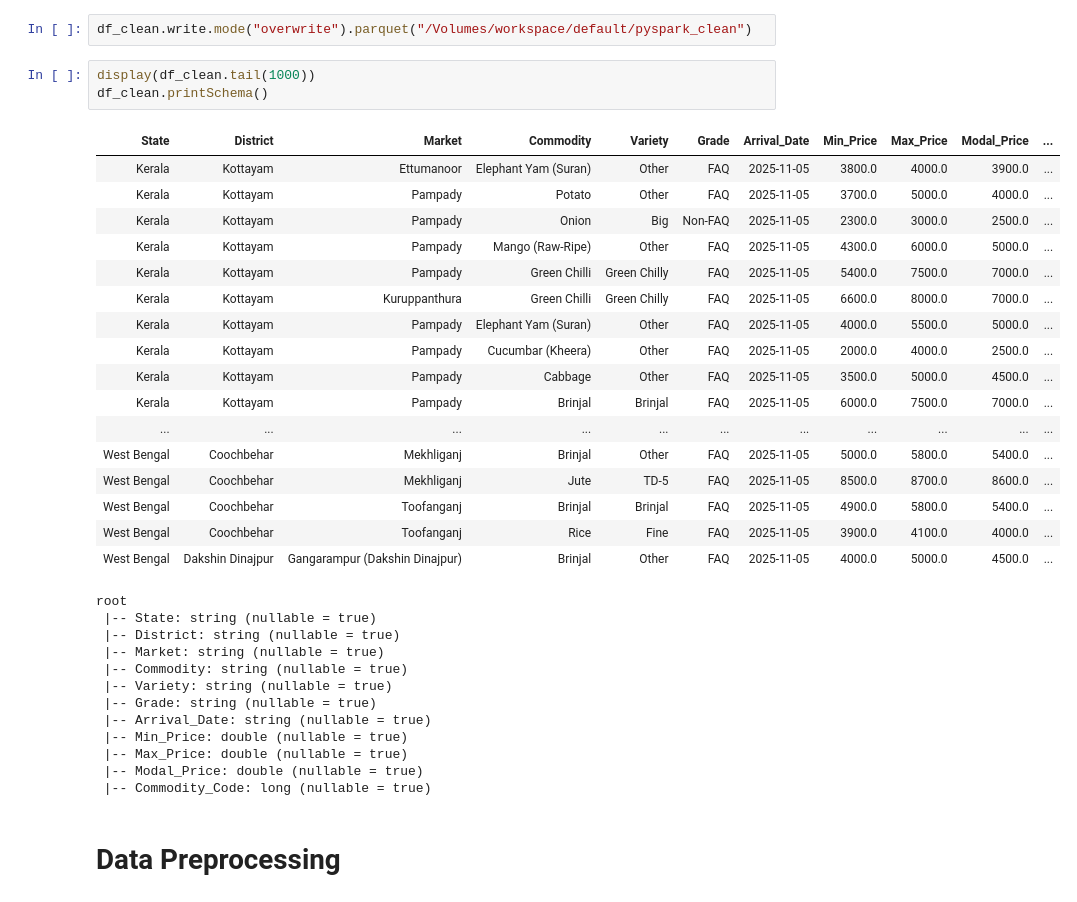
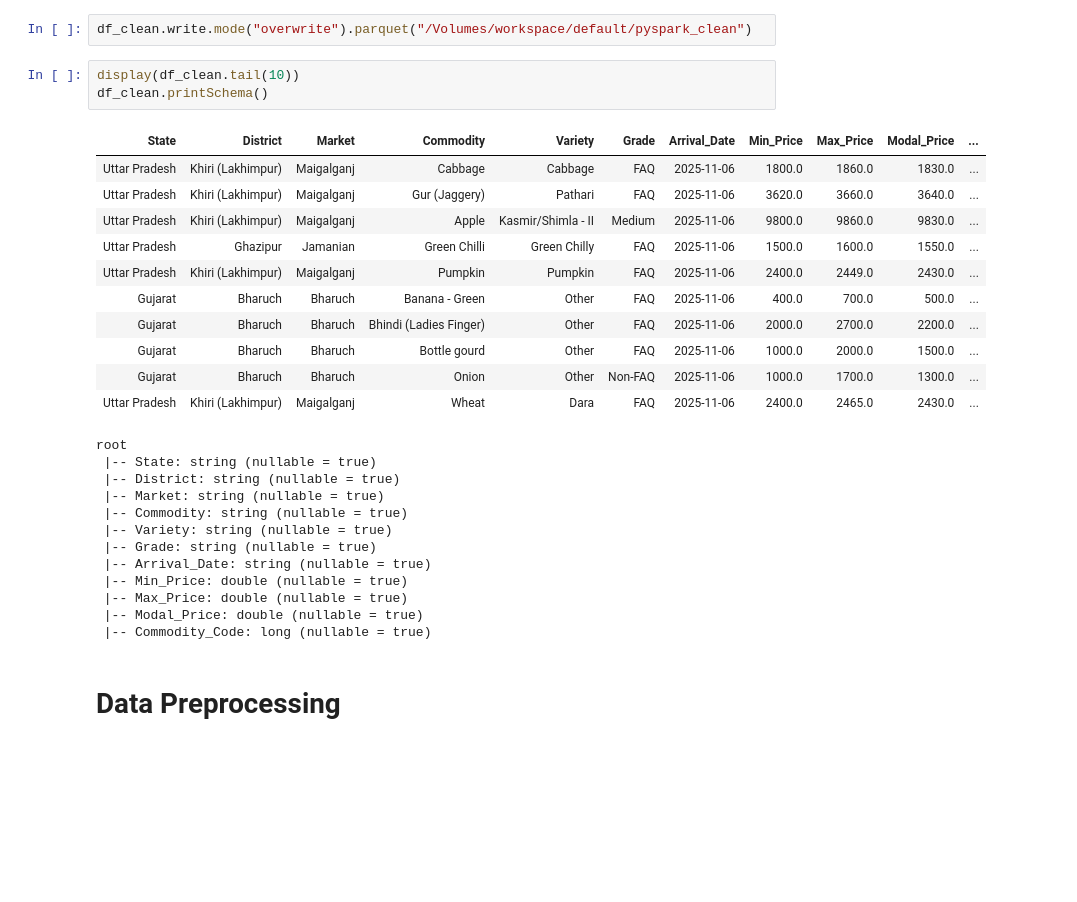
Before and after one commit to Kedar-V/Pyspark, a Jupyter notebook: Pyspark Assignment.ipynb, the cells around one changed output. Drawn from its saved outputs; the diff is of its cells as text; blank space fills up the shorter version.

```diff
--- a/Pyspark Assignment.ipynb
+++ b/Pyspark Assignment.ipynb
@@ -119,26 +108,20 @@ CREATE VOLUME workspace.default.pyspark_clean;
 # %%
 df_clean.write.mode("overwrite").parquet("/Volumes/workspace/default/pyspark_clean")
 # %%
-display(df_clean.tail(1000))
+display(df_clean.tail(10))
 df_clean.printSchema()
 # %% [output]
 | State | District | Market | Commodity | Variety | Grade | Arrival_Date | Min_Price | Max_Price | Modal_Price | ... |
-| Kerala | Kottayam | Ettumanoor | Elephant Yam (Suran) | Other | FAQ | 2025-11-05 | 3800.0 | 4000.0 | 3900.0 | ... |
-| Kerala | Kottayam | Pampady | Potato | Other | FAQ | 2025-11-05 | 3700.0 | 5000.0 | 4000.0 | ... |
-| Kerala | Kottayam | Pampady | Onion | Big | Non-FAQ | 2025-11-05 | 2300.0 | 3000.0 | 2500.0 | ... |
-| Kerala | Kottayam | Pampady | Mango (Raw-Ripe) | Other | FAQ | 2025-11-05 | 4300.0 | 6000.0 | 5000.0 | ... |
-| Kerala | Kottayam | Pampady | Green Chilli | Green Chilly | FAQ | 2025-11-05 | 5400.0 | 7500.0 | 7000.0 | ... |
-| Kerala | Kottayam | Kuruppanthura | Green Chilli | Green Chilly | FAQ | 2025-11-05 | 6600.0 | 8000.0 | 7000.0 | ... |
-| Kerala | Kottayam | Pampady | Elephant Yam (Suran) | Other | FAQ | 2025-11-05 | 4000.0 | 5500.0 | 5000.0 | ... |
-| Kerala | Kottayam | Pampady | Cucumbar (Kheera) | Other | FAQ | 2025-11-05 | 2000.0 | 4000.0 | 2500.0 | ... |
-| Kerala | Kottayam | Pampady | Cabbage | Other | FAQ | 2025-11-05 | 3500.0 | 5000.0 | 4500.0 | ... |
-| Kerala | Kottayam | Pampady | Brinjal | Brinjal | FAQ | 2025-11-05 | 6000.0 | 7500.0 | 7000.0 | ... |
-| ... | ... | ... | ... | ... | ... | ... | ... | ... | ... | ... |
-| West Bengal | Coochbehar | Mekhliganj | Brinjal | Other | FAQ | 2025-11-05 | 5000.0 | 5800.0 | 5400.0 | ... |
-| West Bengal | Coochbehar | Mekhliganj | Jute | TD-5 | FAQ | 2025-11-05 | 8500.0 | 8700.0 | 8600.0 | ... |
-| West Bengal | Coochbehar | Toofanganj | Brinjal | Brinjal | FAQ | 2025-11-05 | 4900.0 | 5800.0 | 5400.0 | ... |
-| West Bengal | Coochbehar | Toofanganj | Rice | Fine | FAQ | 2025-11-05 | 3900.0 | 4100.0 | 4000.0 | ... |
-| West Bengal | Dakshin Dinajpur | Gangarampur (Dakshin Dinajpur) | Brinjal | Other | FAQ | 2025-11-05 | 4000.0 | 5000.0 | 4500.0 | ... |
+| Uttar Pradesh | Khiri (Lakhimpur) | Maigalganj | Cabbage | Cabbage | FAQ | 2025-11-06 | 1800.0 | 1860.0 | 1830.0 | ... |
+| Uttar Pradesh | Khiri (Lakhimpur) | Maigalganj | Gur (Jaggery) | Pathari | FAQ | 2025-11-06 | 3620.0 | 3660.0 | 3640.0 | ... |
+| Uttar Pradesh | Khiri (Lakhimpur) | Maigalganj | Apple | Kasmir/Shimla - II | Medium | 2025-11-06 | 9800.0 | 9860.0 | 9830.0 | ... |
+| Uttar Pradesh | Ghazipur | Jamanian | Green Chilli | Green Chilly | FAQ | 2025-11-06 | 1500.0 | 1600.0 | 1550.0 | ... |
+| Uttar Pradesh | Khiri (Lakhimpur) | Maigalganj | Pumpkin | Pumpkin | FAQ | 2025-11-06 | 2400.0 | 2449.0 | 2430.0 | ... |
+| Gujarat | Bharuch | Bharuch | Banana - Green | Other | FAQ | 2025-11-06 | 400.0 | 700.0 | 500.0 | ... |
+| Gujarat | Bharuch | Bharuch | Bhindi (Ladies Finger) | Other | FAQ | 2025-11-06 | 2000.0 | 2700.0 | 2200.0 | ... |
+| Gujarat | Bharuch | Bharuch | Bottle gourd | Other | FAQ | 2025-11-06 | 1000.0 | 2000.0 | 1500.0 | ... |
+| Gujarat | Bharuch | Bharuch | Onion | Other | Non-FAQ | 2025-11-06 | 1000.0 | 1700.0 | 1300.0 | ... |
+| Uttar Pradesh | Khiri (Lakhimpur) | Maigalganj | Wheat | Dara | FAQ | 2025-11-06 | 2400.0 | 2465.0 | 2430.0 | ... |
 root
  |-- State: string (nullable = true)
  |-- District: string (nullable = true)
```
Also changed, not shown: parts of 9 cells of this notebook.
